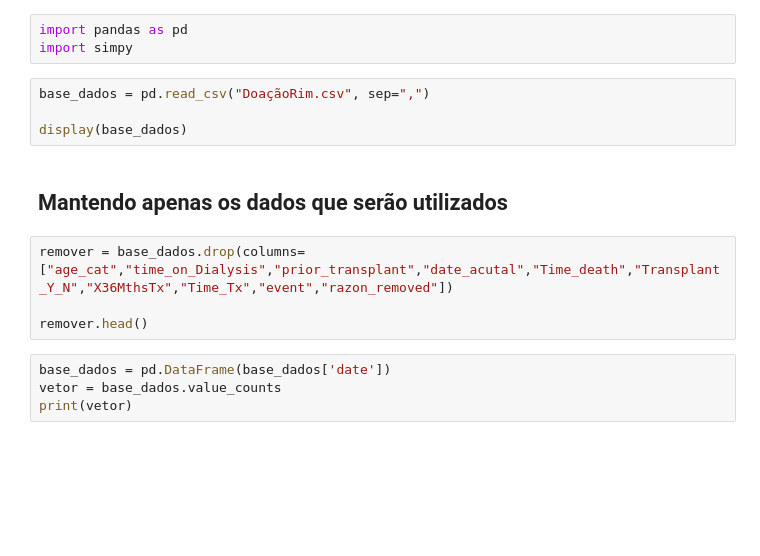
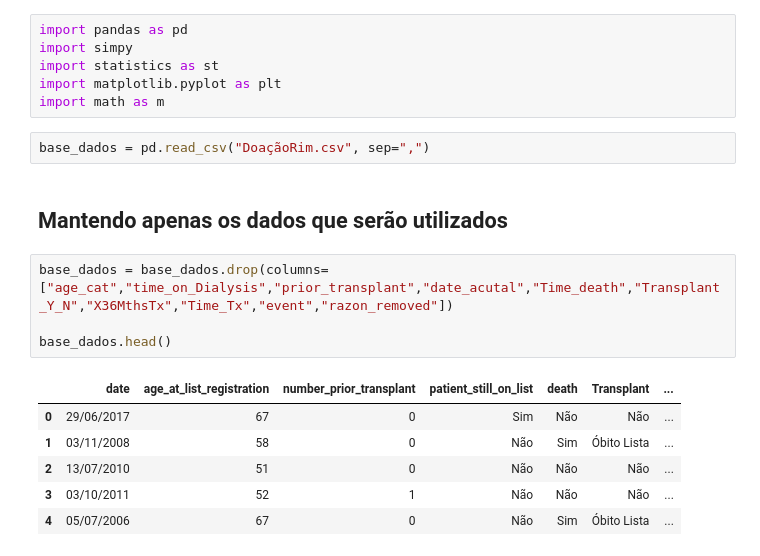
Before and after one commit to Claricez/Trabalho-de-simulacao-discreta-, a Jupyter notebook: main.ipynb, the cells around one changed output. Saved outputs shown, nothing was run; the diff lists cells and outputs as text; blank space fills up the shorter version.

```diff
--- a/main.ipynb
+++ b/main.ipynb
@@ -1,17 +1,21 @@
 # %%
 import pandas as pd
 import simpy
+import statistics as st
+import matplotlib.pyplot as plt
+import math as m
 # %%
 base_dados = pd.read_csv("DoaçãoRim.csv", sep=",")
-
-display(base_dados)
 # %% [markdown]
 ## Mantendo apenas os dados que serão utilizados
 # %%
-remover = base_dados.drop(columns=["age_cat","time_on_Dialysis","prior_transplant","date_acutal","Time_death","Transplant_Y_N","X36MthsTx","Time_Tx","event","razon_removed"])
+base_dados = base_dados.drop(columns=["age_cat","time_on_Dialysis","prior_transplant","date_acutal","Time_death","Transplant_Y_N","X36MthsTx","Time_Tx","event","razon_removed"])
 
-remover.head()
+base_dados.head()
+# %% [output]
+|  | date | age_at_list_registration | number_prior_transplant | patient_still_on_list | death | Transplant | ... |
+| 0 | 29/06/2017 | 67 | 0 | Sim | Não | Não | ... |
+| 1 | 03/11/2008 | 58 | 0 | Não | Sim | Óbito Lista | ... |
+| 2 | 13/07/2010 | 51 | 0 | Não | Não | Não | ... |
+| 3 | 03/10/2011 | 52 | 1 | Não | Não | Não | ... |
+| 4 | 05/07/2006 | 67 | 0 | Não | Sim | Óbito Lista | ... |
-# %%
-base_dados = pd.DataFrame(base_dados['date'])
-vetor = base_dados.value_counts
-print(vetor)
```
Also changed, not shown: parts of 8 cells of this notebook.
